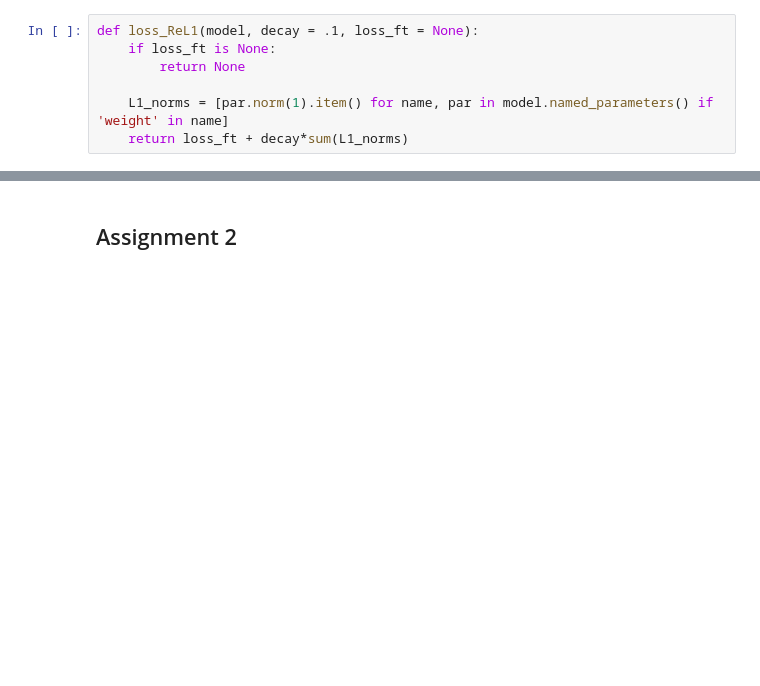
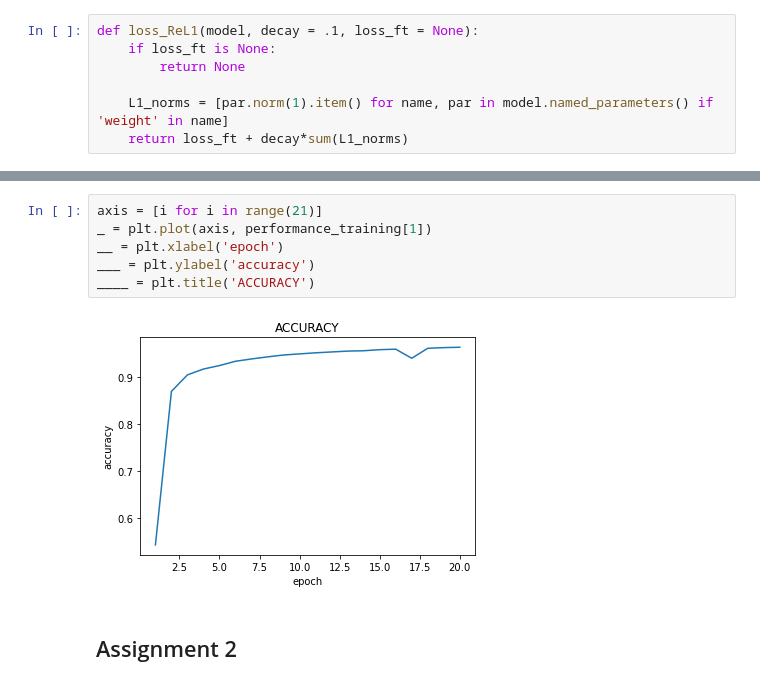
Before and after one commit to marcosicklinger/deep_learning, a Jupyter notebook: homework_3/homework_3.ipynb, the cells around one changed output, grey strips where cells are left out. Cells and saved outputs as stored; diff of their text form; blank space fills up the shorter version.

```diff
--- a/homework_3/homework_3.ipynb
+++ b/homework_3/homework_3.ipynb
@@ -24,3 +139,11 @@ A word of caution: if the user who implements the `model` names every layer with
+# %%
+axis = [i for i in range(21)]
+_ = plt.plot(axis, performance_training[1])
+__ = plt.xlabel('epoch')
+___ = plt.ylabel('accuracy')
+____ = plt.title('ACCURACY')
+# %% [output]
+[figure, added]
 # %% [markdown]
 ## Assignment 2
 # %% [markdown]
```
Also changed, not shown: parts of 33 cells of this notebook, 1 other file.
